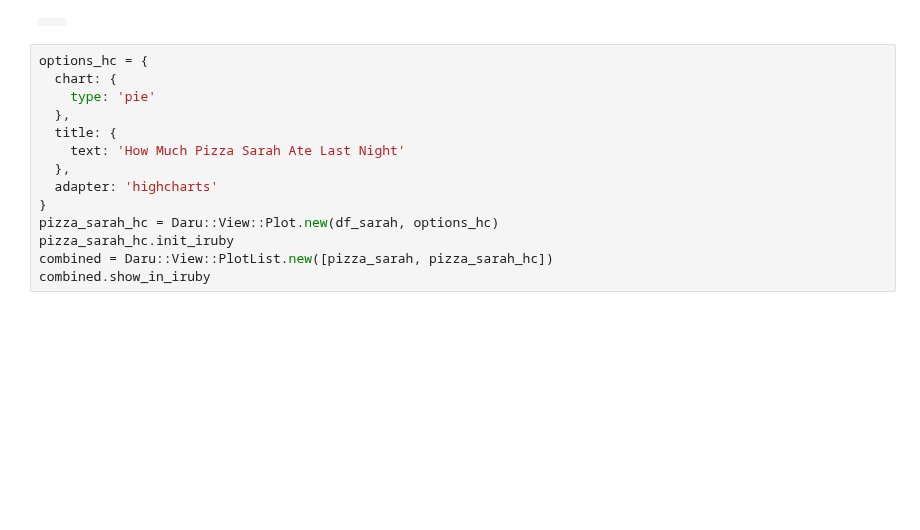
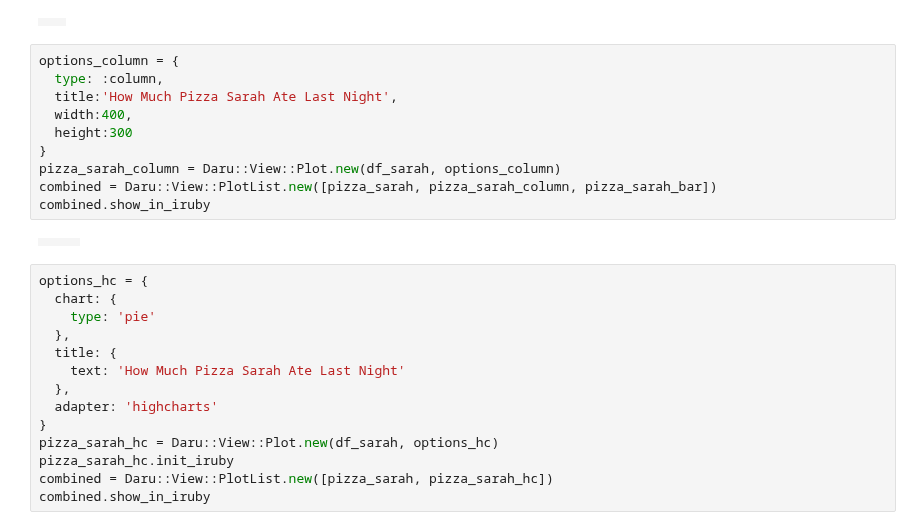
Before and after one commit to SciRuby/daru-view, a Jupyter notebook: spec/dummy_iruby/Multiple Charts in a cell.ipynb, the cells around one changed output. Saved outputs shown, nothing was run; the diff lists cells and outputs as text; blank space fills up the shorter version.

```diff
--- a/spec/dummy_iruby/Multiple Charts in a cell.ipynb
+++ b/spec/dummy_iruby/Multiple Charts in a cell.ipynb
@@ -106,6 +106,18 @@ combined = Daru::View::PlotList.new([pizza_sarah, pizza_sarah_bar])
 combined.show_in_iruby
 # %% [output]
 |  |  |
+# %%
+options_column = {
+  type: :column,
+  title:'How Much Pizza Sarah Ate Last Night',
+  width:400,
+  height:300
+}
+pizza_sarah_column = Daru::View::Plot.new(df_sarah, options_column)
+combined = Daru::View::PlotList.new([pizza_sarah, pizza_sarah_column, pizza_sarah_bar])
+combined.show_in_iruby
+# %% [output]
+|  |  |  |
 # %%
 options_hc = {
   chart: {
```
Also changed, not shown: parts of 2 cells of this notebook, 8 other files.
